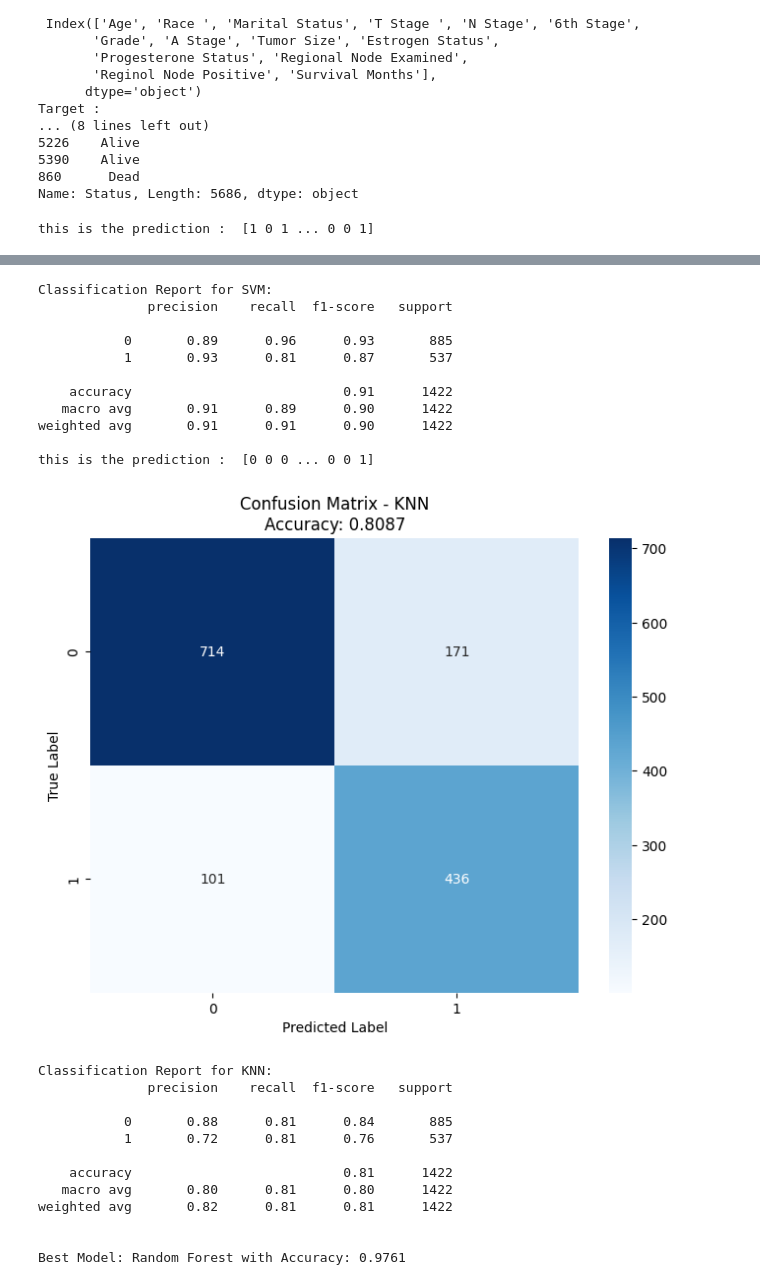
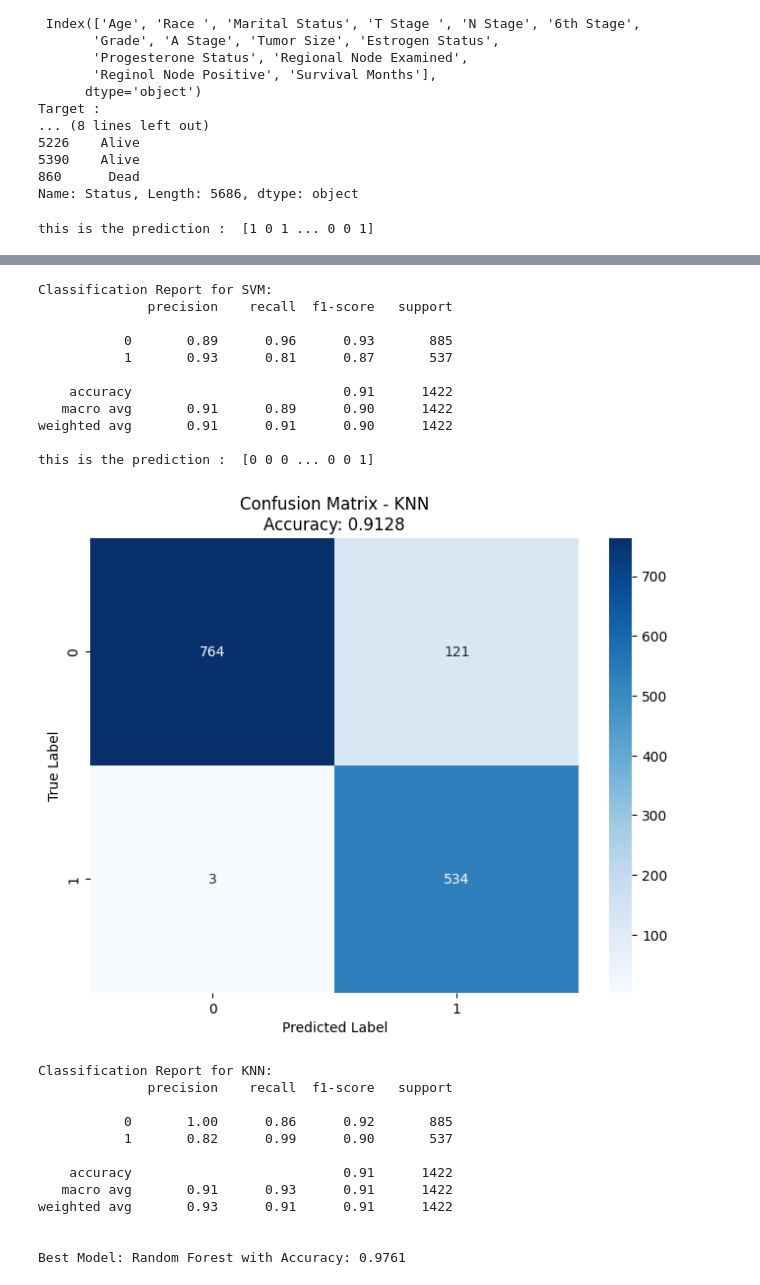
Before and after one commit to aminesk12/SEED-Breast-Cancer-Model, a Jupyter notebook: Final-Model.ipynb, the cells around one changed output, grey strips where cells are left out. Drawn from its saved outputs; the diff is of its cells as text; code cells hidden in the pictures.

```diff
--- a/Final-Model.ipynb
+++ b/Final-Model.ipynb
@@ -105,9 +104,6 @@ Name: Status, Length: 5686, dtype: object
 # %%
 
 # Fitting and Evaluate Models
-
-
-
 def train_and_evaluate_models(X_Train, X_Test, y_Train, y_Test):
     # Encode target labels
     le = LabelEncoder()
@@ -137,15 +133,26 @@ def train_and_evaluate_models(X_Train, X_Test, y_Train, y_Test):
             ('cat', categorical_transformer, categorical_features)
         ])
 
+    # Define the KNeighborsClassifier with specific parameters
+    knn_model = KNeighborsClassifier(
+        n_neighbors=7,
+        weights='distance',
+        algorithm='auto',
+        leaf_size=30,
+        p=2,
+        metric='minkowski'
+    )
+
     # Initialize models
     models = {
         'Logistic Regression': LogisticRegression(random_state=42, max_iter=1000),
         'Decision Tree': DecisionTreeClassifier(random_state=42),
         'Random Forest': RandomForestClassifier(random_state=42),
         'SVM': SVC(random_state=42),
-        'KNN': KNeighborsClassifier()
+        'KNN': knn_model
+        #'XGBoost': XGBClassifier(random_state=42)
     }
-
+# XGBoost Not Working !!!!!!
     results = {}
     for model_name, model in models.items():
         # Create a pipeline with preprocessing and model
@@ -226,43 +233,43 @@ Classification Report for Decision Tree:
 
     accuracy                           0.95      1422
    macro avg       0.95      0.96      0.95      1422
 weighted avg       0.96      0.95      0.96      1422
 
 this is the prediction :  [0 0 0 ... 0 0 1]
 [figure]
 Classification Report for Random Forest:
               precision    recall  f1-score   support
 
            0       1.00      0.96      0.98       885
            1       0.95      0.99      0.97       537
 
     accuracy                           0.98      1422
    macro avg       0.97      0.98      0.97      1422
 weighted avg       0.98      0.98      0.98      1422
 
 this is the prediction :  [0 0 0 ... 0 0 1]
 [figure]
 Classification Report for SVM:
               precision    recall  f1-score   support
 
            0       0.89      0.96      0.93       885
            1       0.93      0.81      0.87       537
 
     accuracy                           0.91      1422
    macro avg       0.91      0.89      0.90      1422
 weighted avg       0.91      0.91      0.90      1422
 
 this is the prediction :  [0 0 0 ... 0 0 1]
-[figure, old version]
+[figure, new version]
 Classification Report for KNN:
               precision    recall  f1-score   support
 
-           0       0.88      0.81      0.84       885
-           1       0.72      0.81      0.76       537
+           0       1.00      0.86      0.92       885
+           1       0.82      0.99      0.90       537
 
-    accuracy                           0.81      1422
-   macro avg       0.80      0.81      0.80      1422
-weighted avg       0.82      0.81      0.81      1422
+    accuracy                           0.91      1422
+   macro avg       0.91      0.93      0.91      1422
+weighted avg       0.93      0.91      0.91      1422
 
 
 Best Model: Random Forest with Accuracy: 0.9761
```
Also changed, not shown: parts of 1 cell of this notebook.
